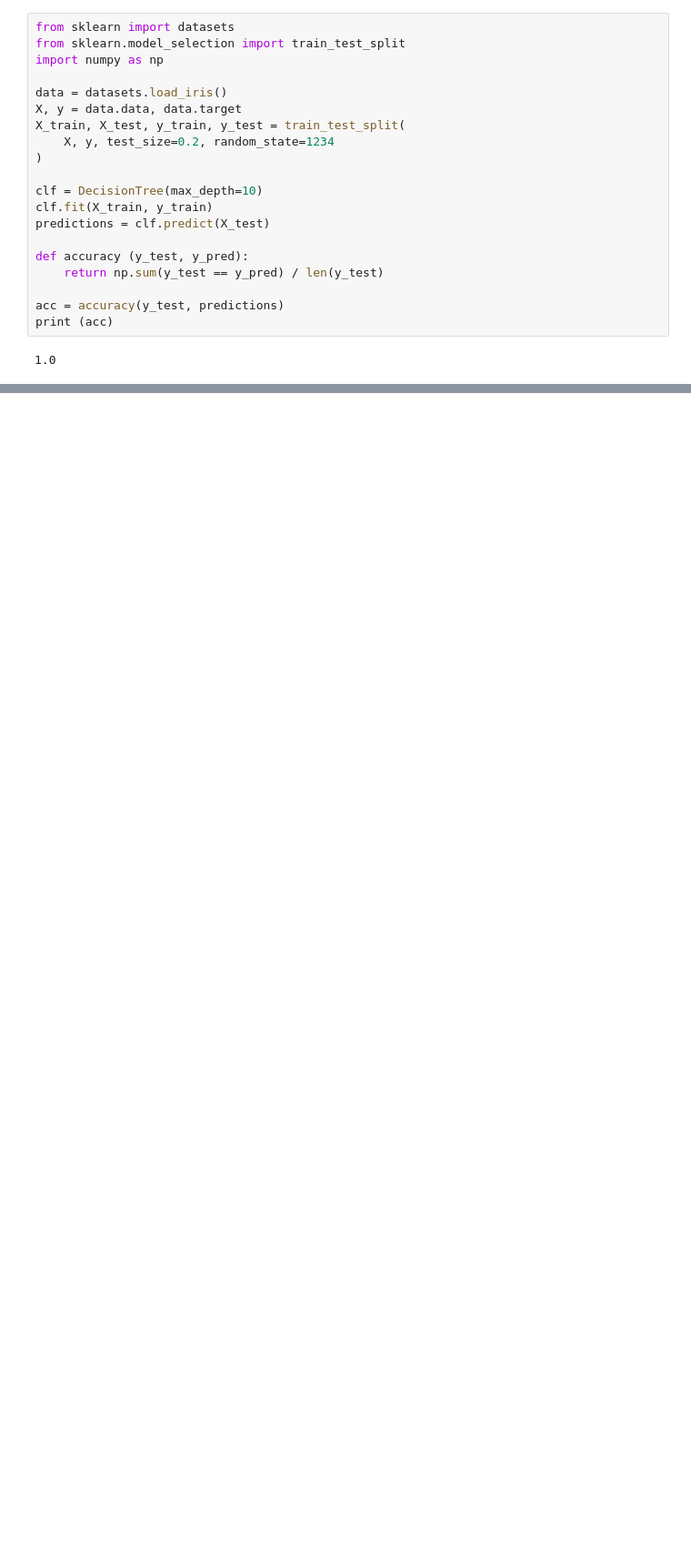
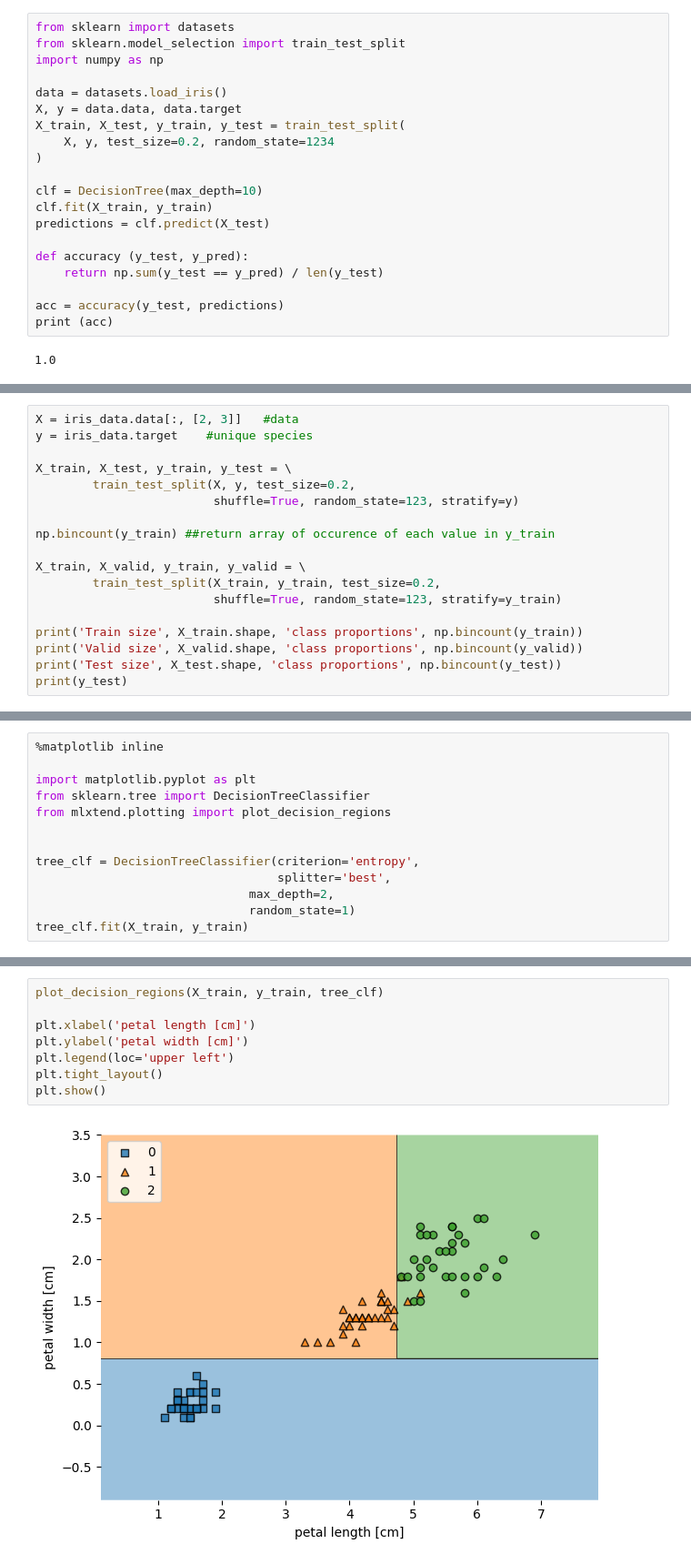
Before and after one commit to sirgypsyg/Artificial-Intelligence, a Jupyter notebook: lab4/decisionTree.ipynb, the cells around one changed output, grey strips where cells are left out. Shown: that part at 91% size. Saved outputs shown, nothing was run; the diff lists cells and outputs as text; blank space fills up the shorter version.

```diff
--- a/lab4/decisionTree.ipynb
+++ b/lab4/decisionTree.ipynb
@@ -131,0 +216,18 @@ print (acc)
+# %%
+X = iris_data.data[:, [2, 3]]   #data
+y = iris_data.target    #unique species
+
+X_train, X_test, y_train, y_test = \
+        train_test_split(X, y, test_size=0.2,
+                         shuffle=True, random_state=123, stratify=y)
+
+np.bincount(y_train) ##return array of occurence of each value in y_train
+
+X_train, X_valid, y_train, y_valid = \
+        train_test_split(X_train, y_train, test_size=0.2,
+                         shuffle=True, random_state=123, stratify=y_train)
+
+print('Train size', X_train.shape, 'class proportions', np.bincount(y_train))
+print('Valid size', X_valid.shape, 'class proportions', np.bincount(y_valid))
+print('Test size', X_test.shape, 'class proportions', np.bincount(y_test))
+print(y_test)
@@ -131,0 +239,13 @@ print (acc)
+# %%
+%matplotlib inline
+
+import matplotlib.pyplot as plt
+from sklearn.tree import DecisionTreeClassifier
+from mlxtend.plotting import plot_decision_regions
+
+
+tree_clf = DecisionTreeClassifier(criterion='entropy',
+                                  splitter='best',
+                              max_depth=2,
+                              random_state=1)
+tree_clf.fit(X_train, y_train)
@@ -131,0 +255,10 @@ print (acc)
+# %%
+plot_decision_regions(X_train, y_train, tree_clf)
+
+plt.xlabel('petal length [cm]')
+plt.ylabel('petal width [cm]')
+plt.legend(loc='upper left')
+plt.tight_layout()
+plt.show()
+# %% [output]
+[figure, added]
```
Also changed, not shown: parts of 14 cells of this notebook, 4 other files.
